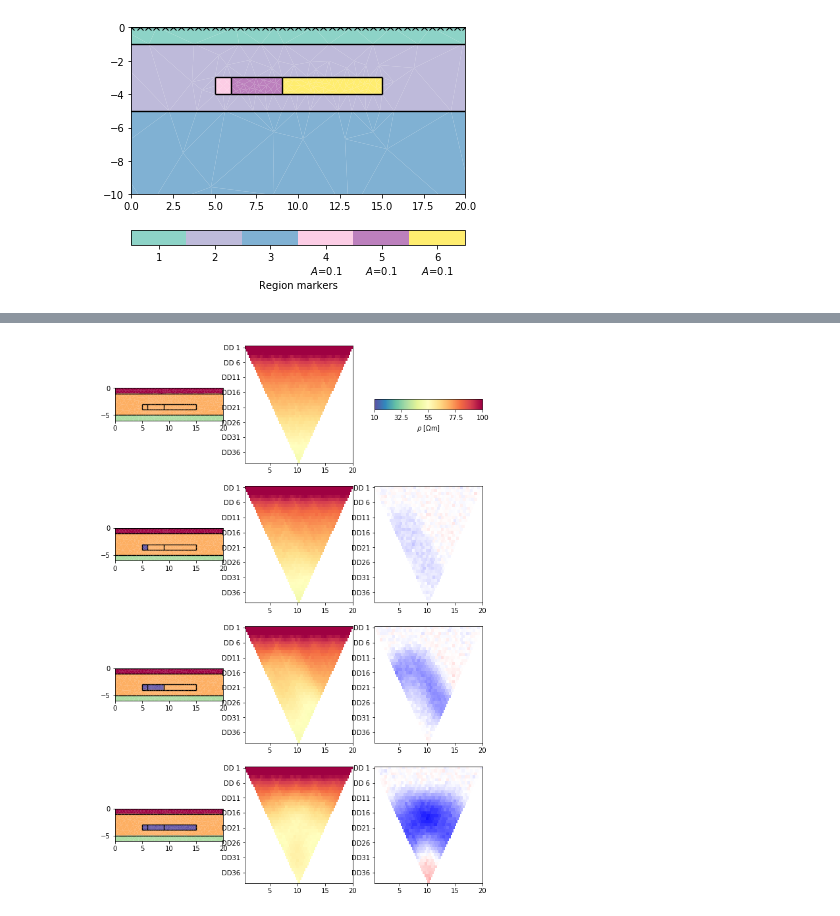
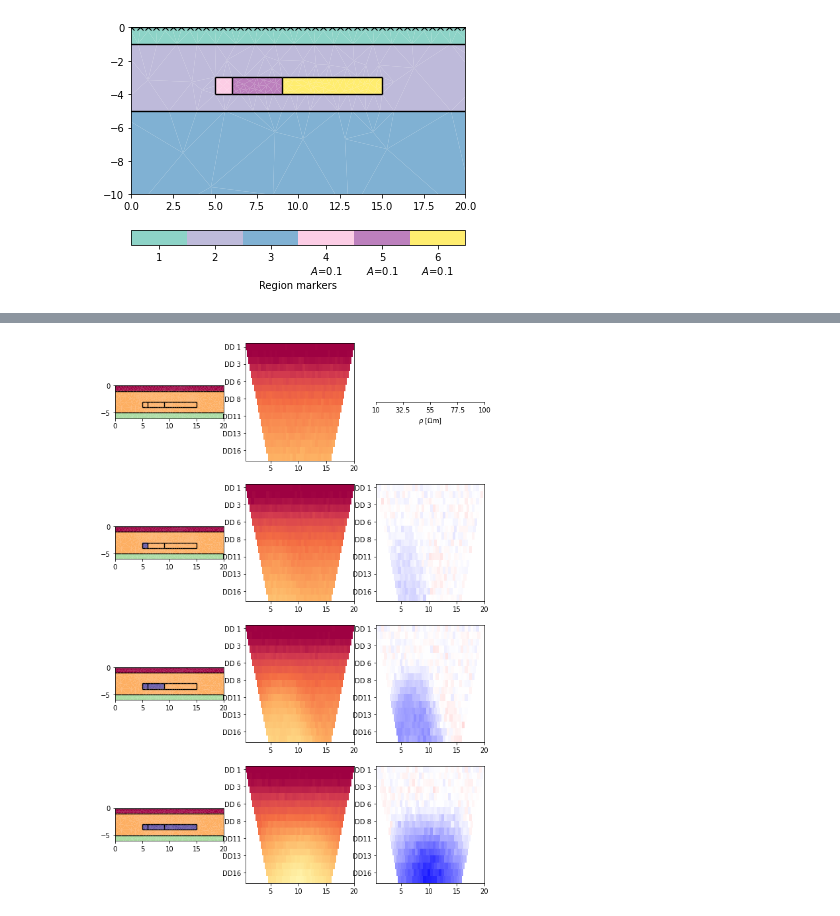
Before and after one commit to gimli-org/notebooks, a Jupyter notebook: ERT/timelapse/TimelapseERTModelling.ipynb, the cells around one changed output, grey strips where cells are left out. Drawn from its saved outputs; the diff is of its cells as text; code cells hidden in the pictures.

```diff
--- a/ERT/timelapse/TimelapseERTModelling.ipynb
+++ b/ERT/timelapse/TimelapseERTModelling.ipynb
@@ -4,0 +5,6 @@ import pybert as pb
+# %%
+# create measuring scheme (data container without data)
+scheme = ert.createData(elecs=42, spacing=0.5, schemeName='dd')
+scheme["k"] = ert.geometricFactors(scheme)
+scheme.remove(pg.abs(scheme["k"]) > 10000)
+ert.show(scheme, "k");
@@ -5,22 +13,20 @@ import pybert as pb
 # %%
-# create measuring scheme (data container without data)
-scheme = pb.createData(elecs=42, spacing=0.5, schemeName='dd')
+world = mt.createWorld(start=[-50, 0], end=[100, -50],
+                       layers=[-1, -5], worldMarker=True)
 for pos in scheme.sensorPositions():
-    geom.createNode(pos, marker=-99)
-    geom.createNode(pos+pg.RVector3(0, -0.2))
+    world.createNode(pos, marker=-99)
+    world.createNode(pos+pg.RVector3(0, -0.2))
 
-world = plc.createWorld(start=[-50, 0], end=[100, -50],
-                        layers=[-1, -5], worldMarker=True)
 # Create some heterogeneous block
 plcs = [world]
 pos = [5, 6, 9, 15]
 nT = len(pos) - 1  # number of time steps
 for i in range(nT):
-    block = plc.createRectangle(start=[pos[i], -3], end=[pos[i+1], -4],
-                                area=0.1, marker=4+i)
+    block = mt.createRectangle(start=[pos[i], -3], end=[pos[i+1], -4],
+                               area=0.1, marker=4+i)
     plcs.append(block)
 
-geom = plc.mergePLC(plcs)
+geom = mt.mergePLC(plcs)
 ax, _ = pg.show(geom)
 ax.set_xlim(0, 20)
 ax.set_ylim(-10, 0)
@@ -29,9 +35,9 @@ ax.plot(pg.x(scheme), pg.y(scheme), 'kx')
 [<matplotlib.lines.Line2D at 0x...>]
 [figure]
 # %%
-mesh = plc.createMesh(geom, quality=34.4)
+mesh = mt.createMesh(geom, quality=34.4)
 print(mesh)
-ax, _ = pg.show(mesh, markers=True)
+ax, _ = pg.show(mesh, markers=True, showMesh=True)
 ax.set_xlim(0, 20)
 ax.set_ylim(-10, 0)
 # %% [output]
@@ -49,30 +60,29 @@ print(rhomap)
 # %%
+rhomap = [[1, 100.0], [2, 50.0], [3, 20.0], [4, 50.0], [5, 50.0], [6, 50.0]]
 noise = dict(noiseLevel=0.01, noiseAbs=0)
-ert = pb.Resistivity()
-data = ert.simulate(mesh, res=rhomap, scheme=scheme, **noise)
+mgr = ert.Manager()
+data = ert.simulate(mesh=mesh, res=rhomap, scheme=scheme, **noise)
 rhoTracer = 10
 cDict = dict(colorBar=False, cMin=10, cMax=100, logScale=1, cMap='Spectral_r')
 fig, ax = pg.plt.subplots(figsize=(10, 15), nrows=nT+1, ncols=3)
 DATA = []
 for i in range(nT+1):
-    print(i)
     pg.show(mesh, rhomap, ax=ax[i, 0], **cDict)
     ax[i, 0].set_xlim(0, 20)
     ax[i, 0].set_ylim(-6, 0)
     data = ert.simulate(mesh, res=rhomap, scheme=scheme, **noise)
     data.save('data{:d}.dat'.format(i))
     DATA.append(data)
-    pb.show(data, ax=ax[i, 1], **cDict)
+    ert.show(data, ax=ax[i, 1], **cDict)
     ratio = data('rhoa') / DATA[0]('rhoa')
     if i > 0:
-        pb.show(data, ratio, ax=ax[i, 2],
+        ert.show(data, ratio, ax=ax[i, 2],
                 cMap='bwr', cMin=1/1.5, cMax=1.5, colorBar=False)
     if i < nT:
         rhomap[3+i][1] = rhoTracer
 
 cDict.pop('colorBar')
 cDict['label'] = r'$\rho$ [$\Omega$m]'
-pg.mplviewer.colorbar.createColorBarOnly(ax=ax[0, 2], **cDict)
+pg.viewer.mpl.colorbar.createColorBarOnly(ax=ax[0, 2], **cDict)
 ax[0, 2].set_aspect(0.1)
-fig.savefig('synthData.pdf')
 # %% [output]
@@ -96,2 +93,2 @@ Warning! parseMapToCellArray: cannot find marker 7 within mesh.
 Data error estimate (min:max)  0.01 : 0.01
-[figure, old version]
+[figure, new version]
```
Also changed, not shown: parts of 5 cells of this notebook, 3 other files.
